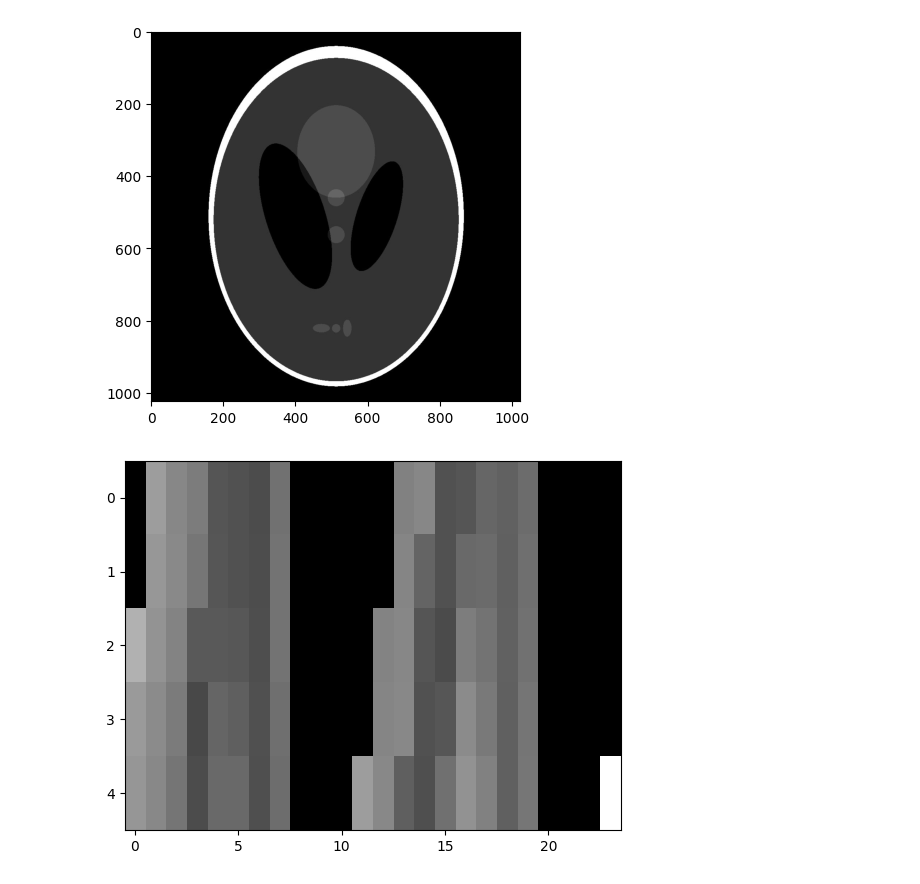
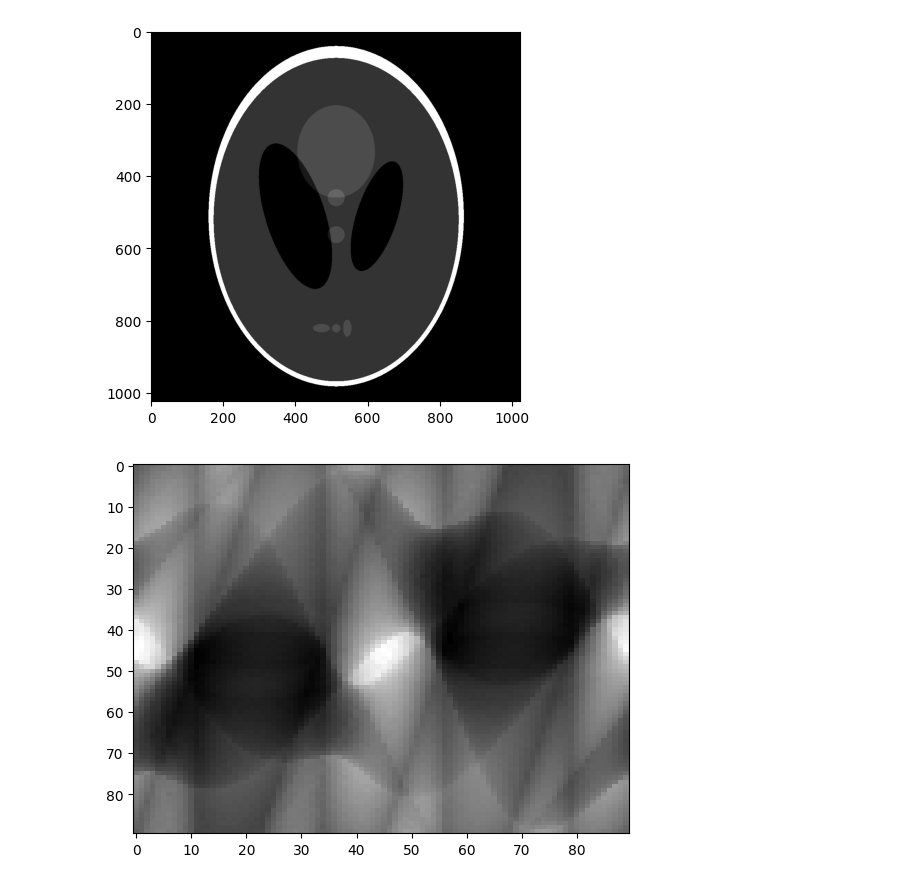
Before and after one commit to anras5/Tomograf, a Jupyter notebook: tomograf.ipynb, the cells around one changed output. Cells and saved outputs as stored; diff of their text form; code cells hidden in the pictures.

```diff
--- a/tomograf.ipynb
+++ b/tomograf.ipynb
@@ -6,10 +6,9 @@ import matplotlib.pyplot as plt
 from skimage import color
 # %%
 # Stałe - w końcowym rozwiązaniu trzeba będzie je wyliczyć na podstawie danego obrazka albo dać do ustawienia użytkownikowi
-INTERVAL = np.pi / 12  # Co jaki kąt przesuwany jest emitter po okręgu
-
-DETECTORS_NUMBER = 5  # liczba detektorów
-EXTENT = 30 * np.pi / 180  # jaka jest rozpiętość kątowa detectors
+INTERVAL = (360 / 90) * np.pi / 180  # Co jaki kąt przesuwany jest emitter po okręgu
+DETECTORS_NUMBER = 90  # liczba detektorów
+EXTENT = 90 * np.pi / 180  # jaka jest rozpiętość kątowa detectors
 # %%
 sinogram = np.zeros((int(2 * np.pi / INTERVAL), DETECTORS_NUMBER))
 image = imread("./images/Shepp_logan.jpg")
@@ -21,37 +20,37 @@ R = np.sqrt(X ** 2 + Y ** 2)  # długość promienia okręgu, po którym będzie
 # W zewnętrznej pętli wyznaczamy kolejne pozycje emitera, będą one o 0 do 2pi z odstępem co INTERVAL
 for emitter_idx, emitter_angle in zip(range(int(2 * np.pi / INTERVAL)), np.arange(0, 2 * np.pi, INTERVAL)):
     # wyznaczamy współrzędne (x, y) emittera na podstawie wartości X, Y oraz R i kąta (emitter_angle) z danej interacji
-    emitter_coordinates = [int(X + R * np.cos(emitter_angle)), int(Y + R * np.cos(emitter_angle))]
+    emitter_coordinates = [int(X + R * np.cos(emitter_angle)), int(Y + R * np.sin(emitter_angle))]
 
     # W wewnętrznej pętli wyznaczamy pozycje detectorów
     detector_start = emitter_angle + np.pi - EXTENT / 2
     detector_end = emitter_angle + np.pi + EXTENT / 2
     for detector_idx, detector_angle in zip(range(DETECTORS_NUMBER), np.arange(detector_start, detector_end, EXTENT / DETECTORS_NUMBER)):
         # wyznaczamy współrzędne (x, y) detectora
         detector_coordinates = [int(X + R * np.cos(detector_angle)), int(Y + R * np.sin(detector_angle))]
 
         # korzystając z algorytmu bresenham_algorithm wyliczamy punkty leżące na linii pomiędzy emitter i detector
         line_points = list(bresenham_algorithm(emitter_coordinates[0], emitter_coordinates[1],
                                                detector_coordinates[0], detector_coordinates[1]))
 
         points_on_line = 0  # licznik punktów które znajdują się na obrazku
         values_sum = 0
-        # iterujemy po punktach wyznaczonych przed chwilą
+        # iterujemy po punktach wyznaczonych przed chwilą przy pomocy algorytmu bresenhama
         for point in line_points:
-            if 0 <= point[0] < X * 2 and 0 <= point[1] < Y * 2:
+            if 0 <= point[0] < image.shape[0] and 0 <= point[1] < image.shape[1]:
                 # jeżeli punkt należy do obrazka dodajemy 1 do licznika punktów i zwiększamy wartość sumy o wartość z punktu na obrazku wejściowym
                 points_on_line += 1
                 values_sum += image[point[0]][point[1]]
         if points_on_line > 0:
             # do sinogramu w odpowiednią komórkę wstawiamy wartość sumy uzyskaną w pętli powyżej podzieloną przez liczbę punktów
             sinogram[emitter_idx][detector_idx] = values_sum / points_on_line
         else:
             sinogram[emitter_idx][detector_idx] = 0
 
 plt.imshow(image, cmap='gray')
 plt.show()
 plt.imshow(sinogram.T, aspect='auto', cmap='gray')
 plt.show()
 # %% [output]
 [figure]
-[figure, old version]
+[figure, new version]
```
Also changed, not shown: parts of 1 cell of this notebook.
